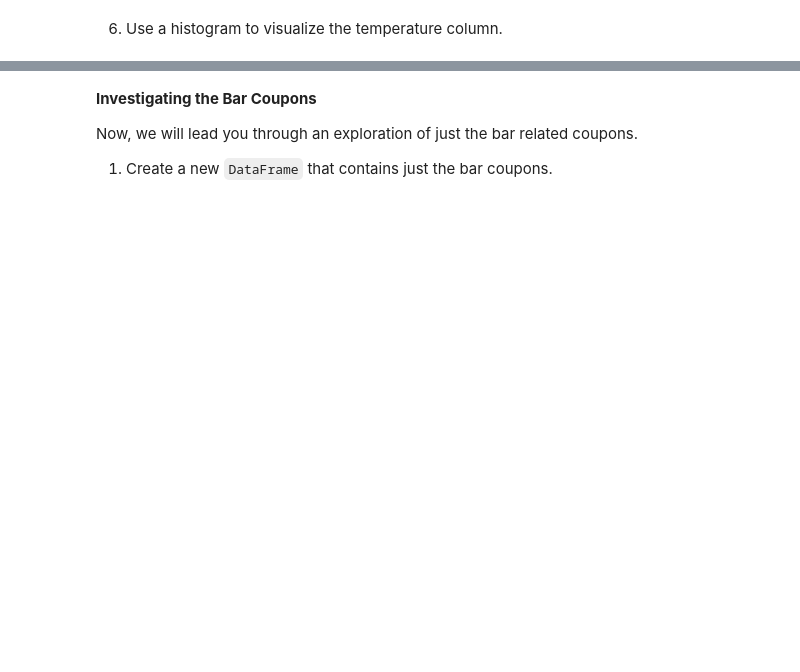
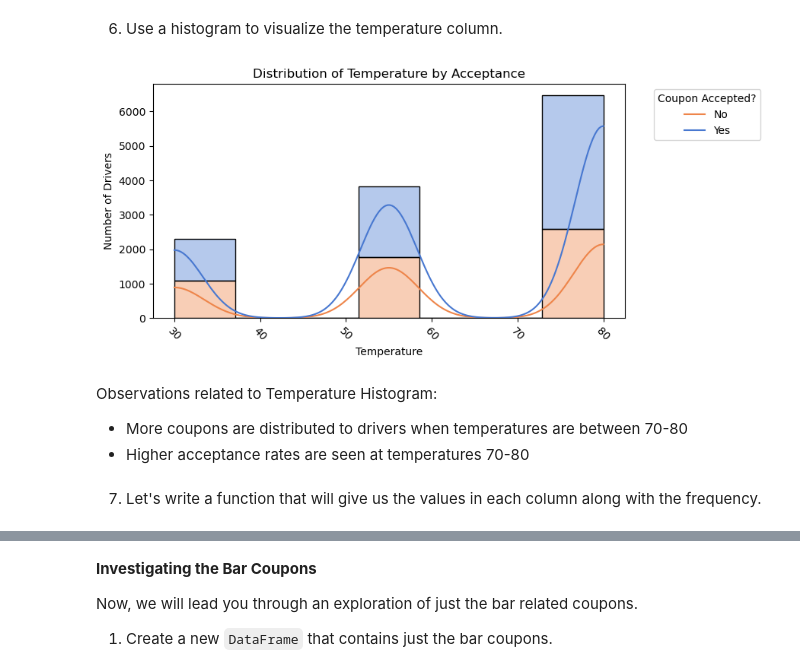
Before and after one commit to marchofnines/customer_coupons, a Jupyter notebook: prompt.ipynb, the cells around one changed output, grey strips where cells are left out. Cells and saved outputs as stored; diff of their text form; code cells hidden in the pictures; blank space fills up the shorter version.

```diff
--- a/prompt.ipynb
+++ b/prompt.ipynb
@@ -223,3 +237,21 @@ fig.show('notebook')
 [interactive output not drawn]
 # %% [markdown]
 6. Use a histogram to visualize the temperature column.
+# %%
+#Again we will do this by also showing coupon acceptance so that it's more helpful
+plt.figure(figsize=(8, 4))
+sns.histplot(df, x='temperature', hue = 'Y_legend', bins=7, multiple='stack', kde=True, alpha = 0.4, palette='muted', )
+plt.title('Distribution of Temperature by Acceptance')
+plt.xlabel('Temperature')
+plt.ylabel('Number of Drivers')
+plt.xticks(rotation=-45)
+plt.legend(title='Coupon Accepted?', labels=['No', 'Yes'], bbox_to_anchor=(1.05, 1), loc='upper left')
+plt.show()
+# %% [output]
+[figure, added]
+# %% [markdown]
+Observations related to Temperature Histogram:
+- More coupons are distributed to drivers when temperatures are between 70-80
+- Higher acceptance rates are seen at temperatures 70-80
+# %% [markdown]
+7. Let's write a function that will give us the values in each column along with the frequency.
```
Also changed, not shown: parts of 22 cells of this notebook.
